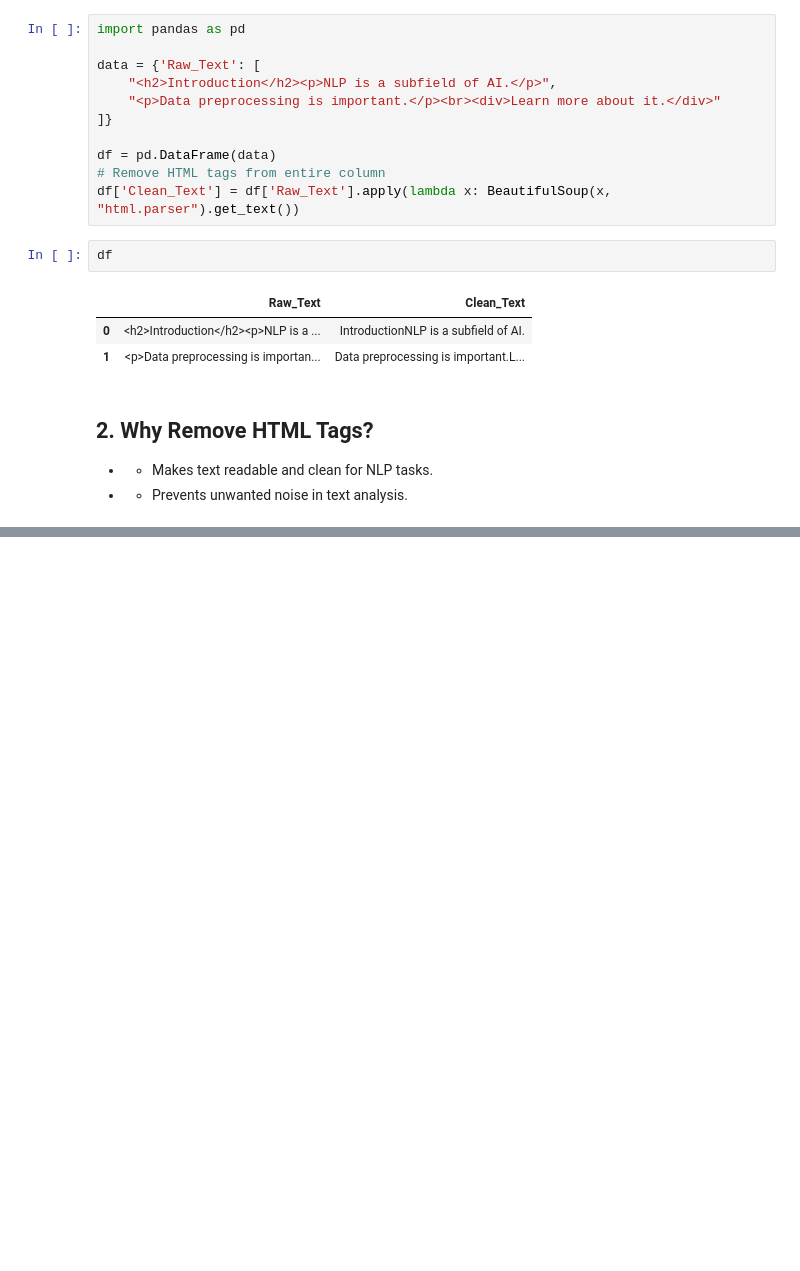
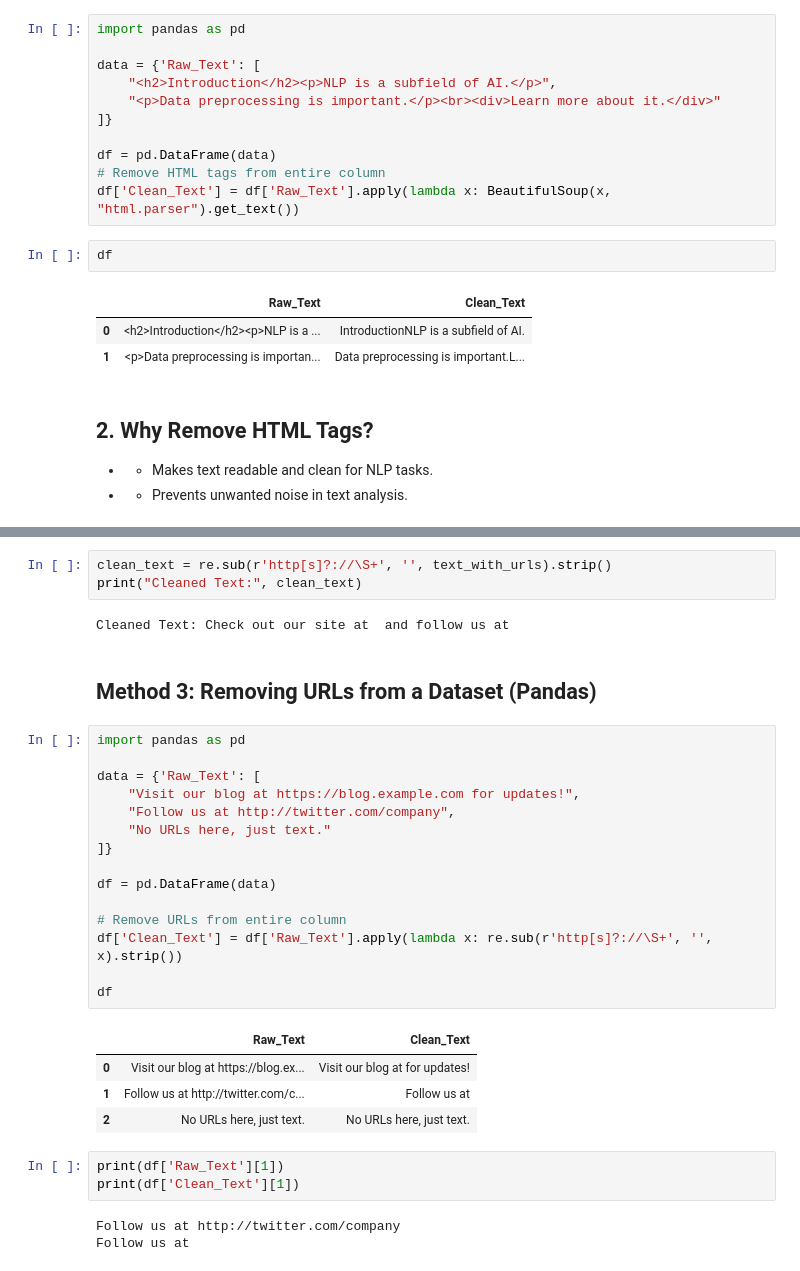
Before and after one commit to Ehtisham1053/Natural-Language-Processing, a Jupyter notebook: Remove_html_tags.ipynb, the cells around one changed output, grey strips where cells are left out. Saved outputs shown, nothing was run; the diff lists cells and outputs as text; blank space fills up the shorter version.

```diff
--- a/Remove_html_tags.ipynb
+++ b/Remove_html_tags.ipynb
@@ -67,0 +92,33 @@ df
+# %%
+clean_text = re.sub(r'http[s]?://\S+', '', text_with_urls).strip()
+print("Cleaned Text:", clean_text)
+# %% [output]
+Cleaned Text: Check out our site at  and follow us at
+# %% [markdown]
+## Method 3: Removing URLs from a Dataset (Pandas)
+# %%
+import pandas as pd
+
+data = {'Raw_Text': [
+    "Visit our blog at https://blog.example.com for updates!",
+    "Follow us at http://twitter.com/company",
+    "No URLs here, just text."
+]}
+
+df = pd.DataFrame(data)
+
+# Remove URLs from entire column
+df['Clean_Text'] = df['Raw_Text'].apply(lambda x: re.sub(r'http[s]?://\S+', '', x).strip())
+
+df
+# %% [output]
+|  | Raw_Text | Clean_Text |
+| 0 | Visit our blog at https://blog.ex... | Visit our blog at for updates! |
+| 1 | Follow us at http://twitter.com/c... | Follow us at |
+| 2 | No URLs here, just text. | No URLs here, just text. |
+# %%
+print(df['Raw_Text'][1])
+print(df['Clean_Text'][1])
+# %% [output]
+Follow us at http://twitter.com/company
+Follow us at
```
Also changed, not shown: parts of 3 cells of this notebook.
